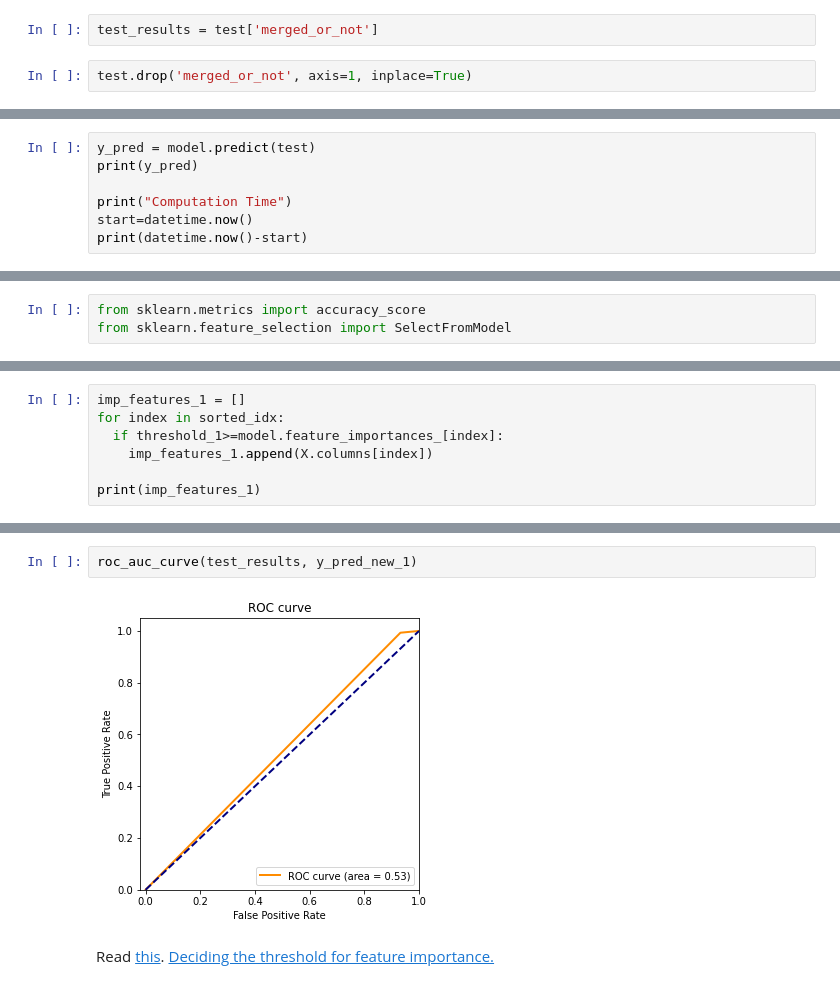
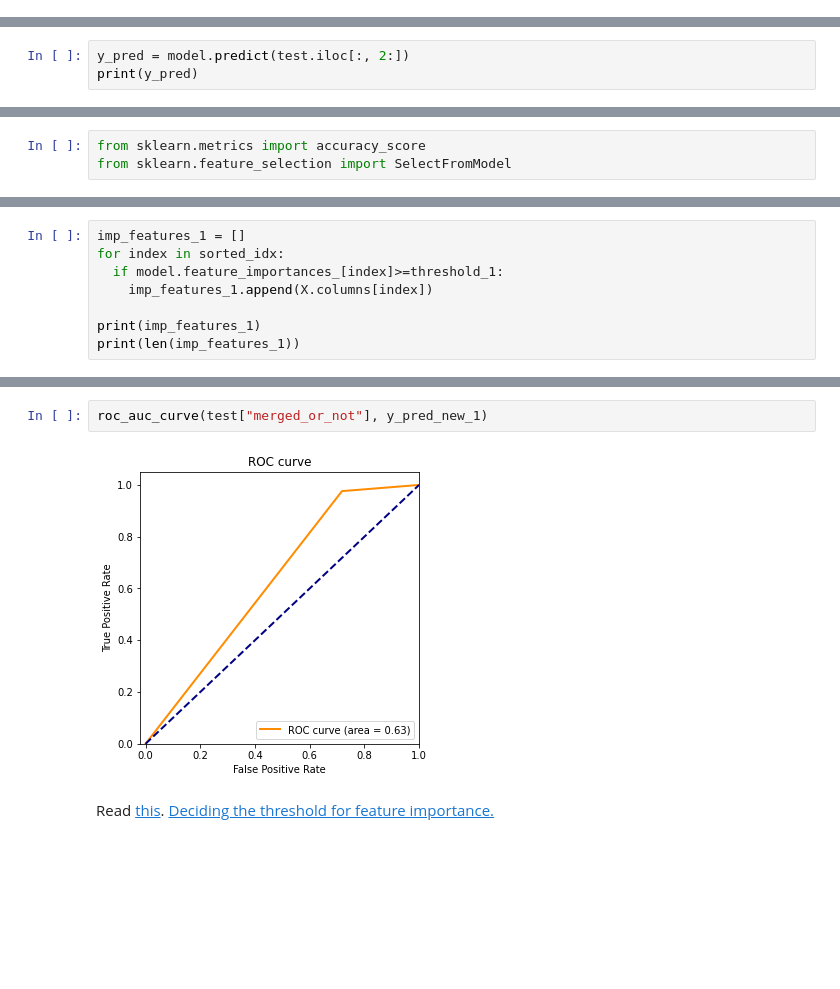
Before and after one commit to PrithaSarkar/Dissertation, a Jupyter notebook: Pull_request_Analysis.ipynb, the cells around one changed output, grey strips where cells are left out. Drawn from its saved outputs; the diff is of its cells as text; blank space fills up the shorter version.

```diff
--- a/Pull_request_Analysis.ipynb
+++ b/Pull_request_Analysis.ipynb
@@ -279,4 +440,0 @@ It is time to test the model out. But before doing so, let's move the "merged_or
-# %%
-test_results = test['merged_or_not']
-# %%
-test.drop('merged_or_not', axis=1, inplace=True)
@@ -304,9 +471,5 @@ xgb_cv.head()
 # %%
-y_pred = model.predict(test)
+y_pred = model.predict(test.iloc[:, 2:])
 print(y_pred)
-
-print("Computation Time")
-start=datetime.now()
-print(datetime.now()-start)
 # %% [output]
 [1 1 1 ... 1 1 1]
@@ -473,8 +617,9 @@ print(threshold_1)
 # %%
 imp_features_1 = []
 for index in sorted_idx:
-  if threshold_1>=model.feature_importances_[index]:
+  if model.feature_importances_[index]>=threshold_1:
     imp_features_1.append(X.columns[index])
 
 print(imp_features_1)
+print(len(imp_features_1))
 # %% [output]
@@ -522,7 +669,7 @@ weighted avg      0.796     0.816     0.749    223196
 # %%
-roc_auc_curve(test_results, y_pred_new_1)
+roc_auc_curve(test["merged_or_not"], y_pred_new_1)
 # %% [output]
-[figure, old version]
+[figure, new version]
 # %% [markdown]
 Read [this](https://ai.stanford.edu/blog/removing-spuriousfeature/).
 [Deciding the threshold for feature importance.](https://journalofbigdata.springeropen.com/articles/10.1186/s40537-021-00472-4)
```
Also changed, not shown: parts of 120 cells of this notebook.
